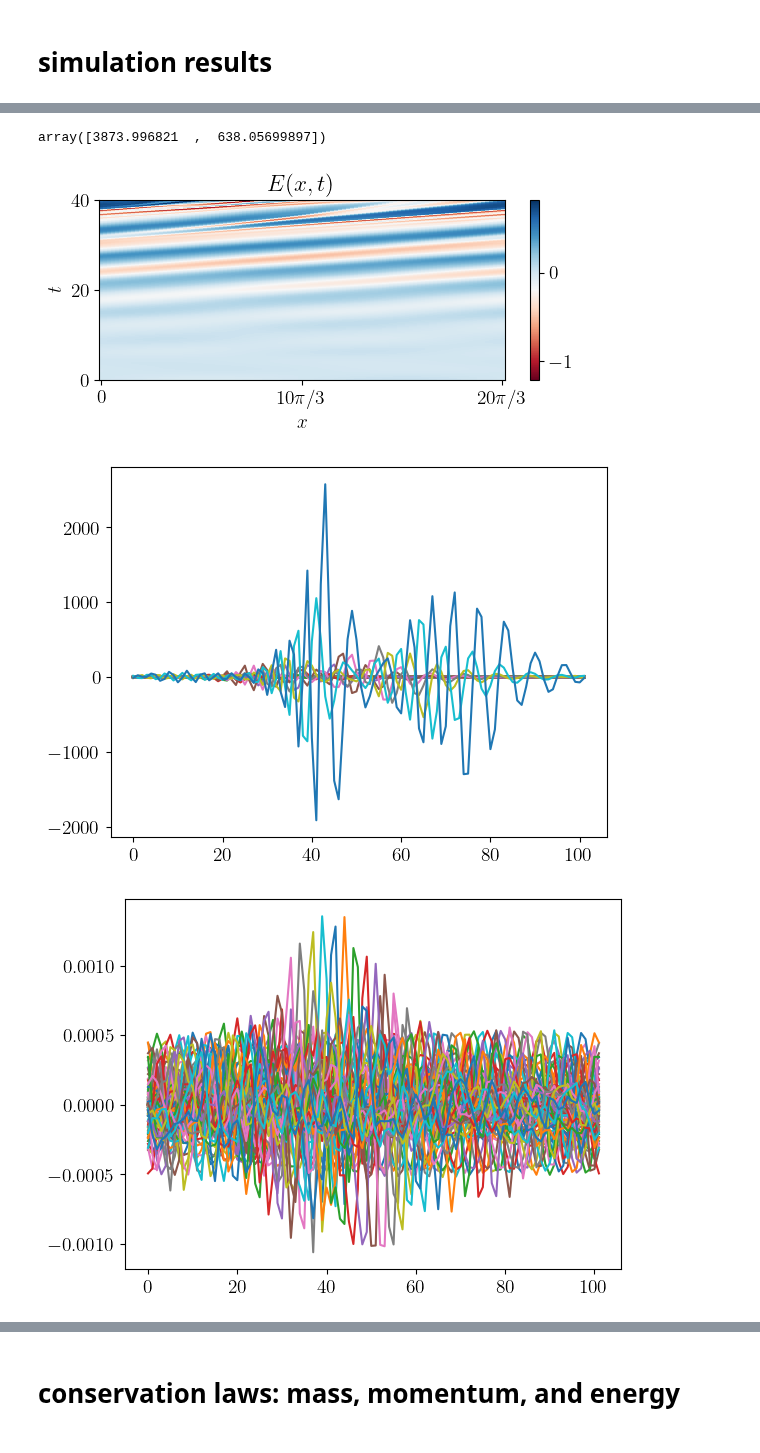
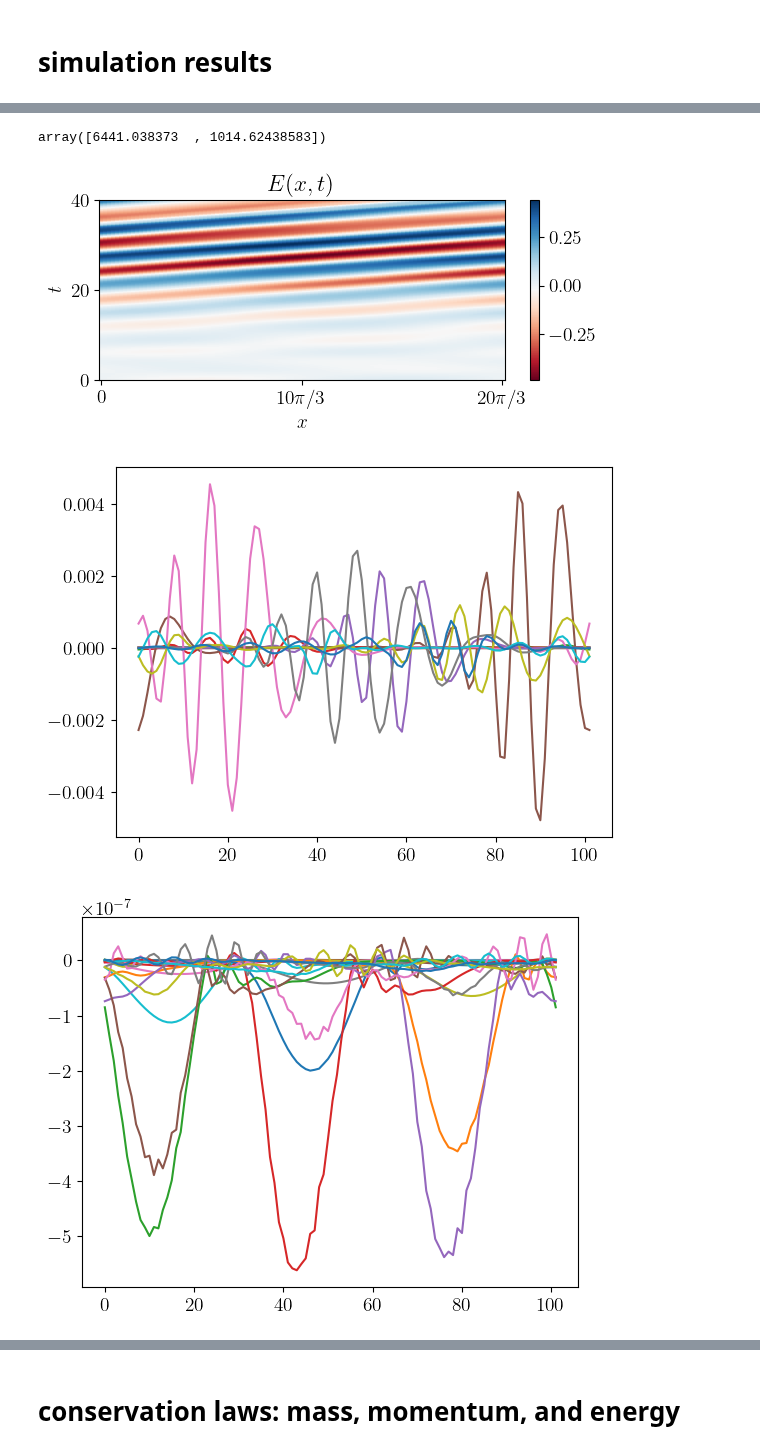
Before and after one commit to opaliss/mixed_methods, a Jupyter notebook: analysis/mixed_method_0/bump_on_tail_damping_mixed_method_0.ipynb, the cells around one changed output, grey strips where cells are left out. Saved outputs shown, nothing was run; the diff lists cells and outputs as text; code cells hidden in the pictures.

```diff
--- a/analysis/mixed_method_0/bump_on_tail_damping_mixed_method_0.ipynb
+++ b/analysis/mixed_method_0/bump_on_tail_damping_mixed_method_0.ipynb
@@ -28,21 +28,21 @@ matplotlib.rcParams['text.usetex'] = True
 # %% [markdown]
 # Mixed method #0 bump on tail
 # %%
-    setup = SimulationSetupMixedMethod0(Nx=101,
-                                        Nv_H=100,
-                                        Nv_L=50,
-                                        epsilon=1e-2,
-                                        v_a=-8,
-                                        v_b=8,
-                                        alpha=np.sqrt(2),
-                                        u=0,
-                                        L=20 * np.pi / 3,
-                                        dt=1e-2,
-                                        T0=0,
-                                        T=40,
-                                        nu_L=1,
-                                        nu_H=1,
-                                        gamma=0.5)
+setup = SimulationSetupMixedMethod0(Nx=101,
+                                    Nv_H=100,
+                                    Nv_L=100,
+                                    epsilon=1e-2,
+                                    v_a=-8,
+                                    v_b=8,
+                                    alpha=np.sqrt(2),
+                                    u=0,
+                                    L=20 * np.pi / 3,
+                                    dt=1e-2,
+                                    T0=0,
+                                    T=40,
+                                    nu_L=10,
+                                    nu_H=10,
+                                    gamma=0.5)
 # %%
 # ions (unperturbed)
 C0_ions = np.ones(setup.Nx)
@@ -74,7 +74,7 @@ runtime = np.load("../../data/mixed_method_0/bump_on_tail/sol_runtime_NvH_" + st
             "_Nx_" + str(setup.Nx) + "_" + str(setup.T0) + "_" + str(setup.T) + ".npy")
 runtime
 # %% [output]
-array([3873.996821  ,  638.05699897])
+array([6441.038373  , 1014.62438583])
 # %%
 # initialize the electric potential
 E_midpoint = np.zeros((setup.Nx + 1, len(sol_midpoint_t)))
@@ -110,15 +110,15 @@ _ = ax.set_xticklabels([r"0", r"$10\pi/3$", r"$20\pi/3$"])
 _ = ax.set_ylabel("$t$")
 plt.tight_layout()
 # %% [output]
-[figure, old version]
+[figure, new version]
 # %%
-_ = plt.plot(state_e_H[-1, :, ::20])
+_ = plt.plot(state_e_H[-1, :, ::200])
 # %% [output]
-[figure, old version]
+[figure, new version]
 # %%
-_ = plt.plot(state_e_L[-1, :, ::20])
+_ = plt.plot(state_e_L[-1, :, ::200])
 # %% [output]
-[figure, old version]
+[figure, new version]
 # %%
 # plot the electric field damping rate
 fig, ax = plt.subplots(figsize=(7, 3))
```
Also changed, not shown: parts of 9 cells of this notebook, 7 other files.
